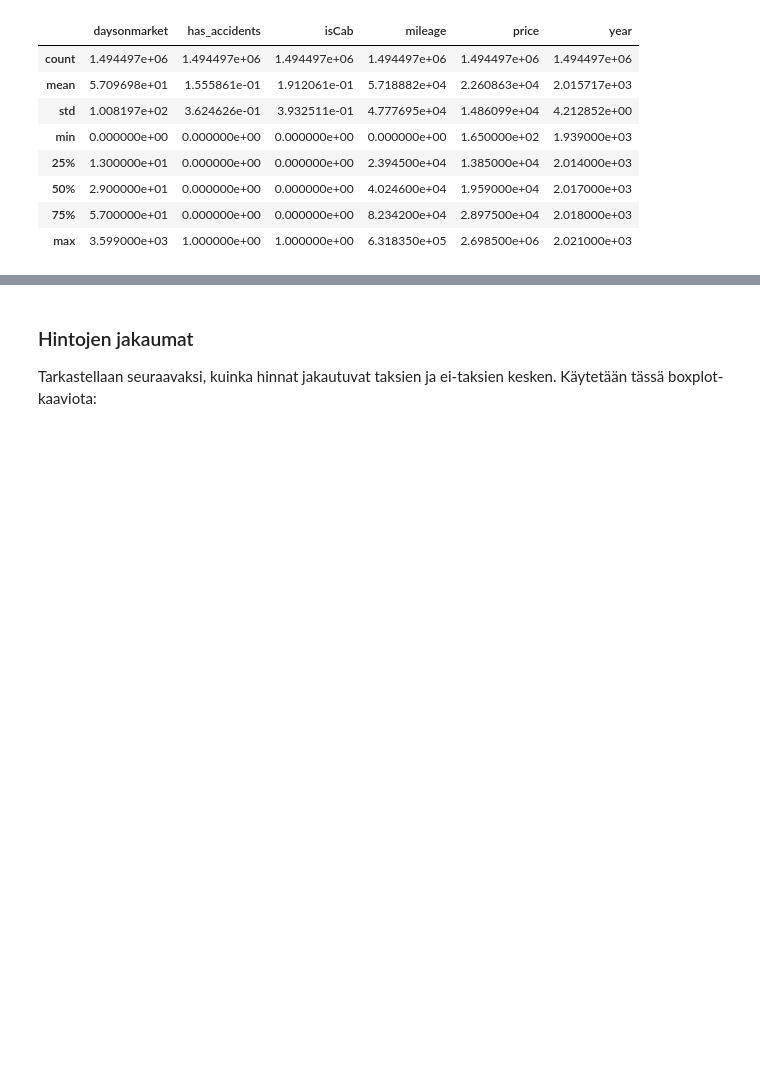
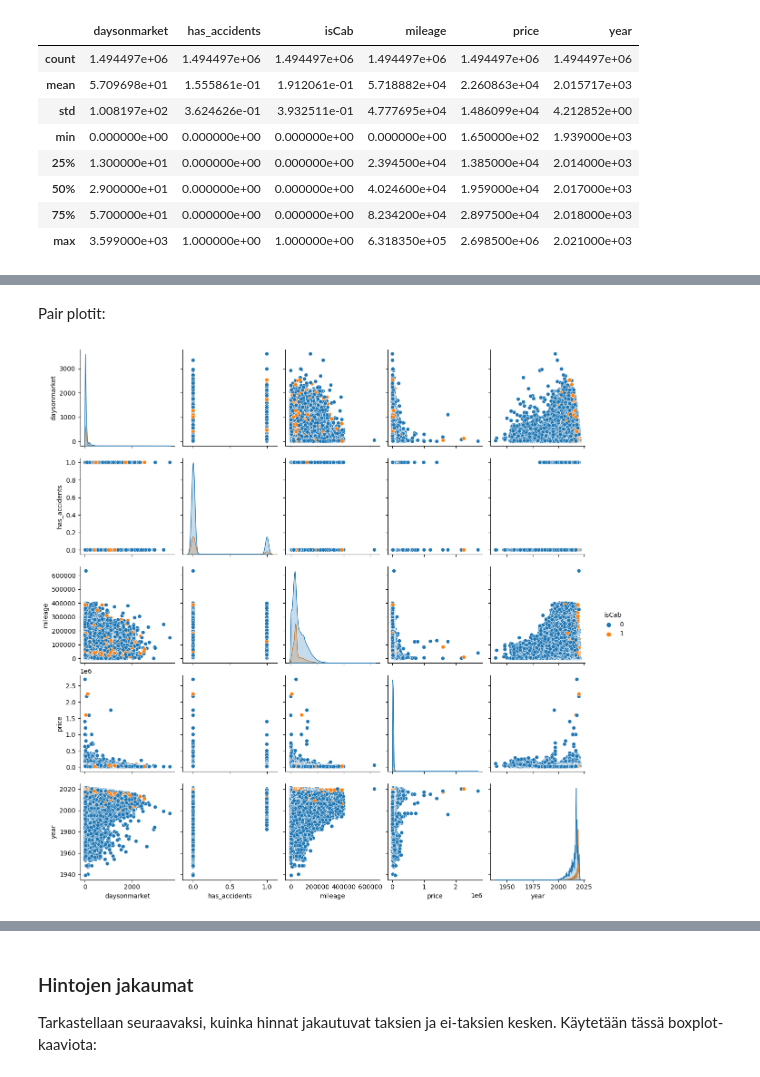
Before and after one commit to SallaLipasti/jamk-aida-projekti, a Jupyter notebook: taksit.ipynb, the cells around one changed output, grey strips where cells are left out. Cells and saved outputs as stored; diff of their text form; code cells hidden in the pictures; blank space fills up the shorter version.

```diff
--- a/taksit.ipynb
+++ b/taksit.ipynb
@@ -302,0 +345,7 @@ Index(['daysonmarket', 'has_accidents', 'isCab', 'make_name', 'mileage',
+# %% [markdown]
+Pair plotit:
+# %%
+sns.pairplot(autot_df, hue = 'isCab')
+plt.show()
+# %% [output]
+[figure, added]
```
Also changed, not shown: parts of 11 cells of this notebook.
